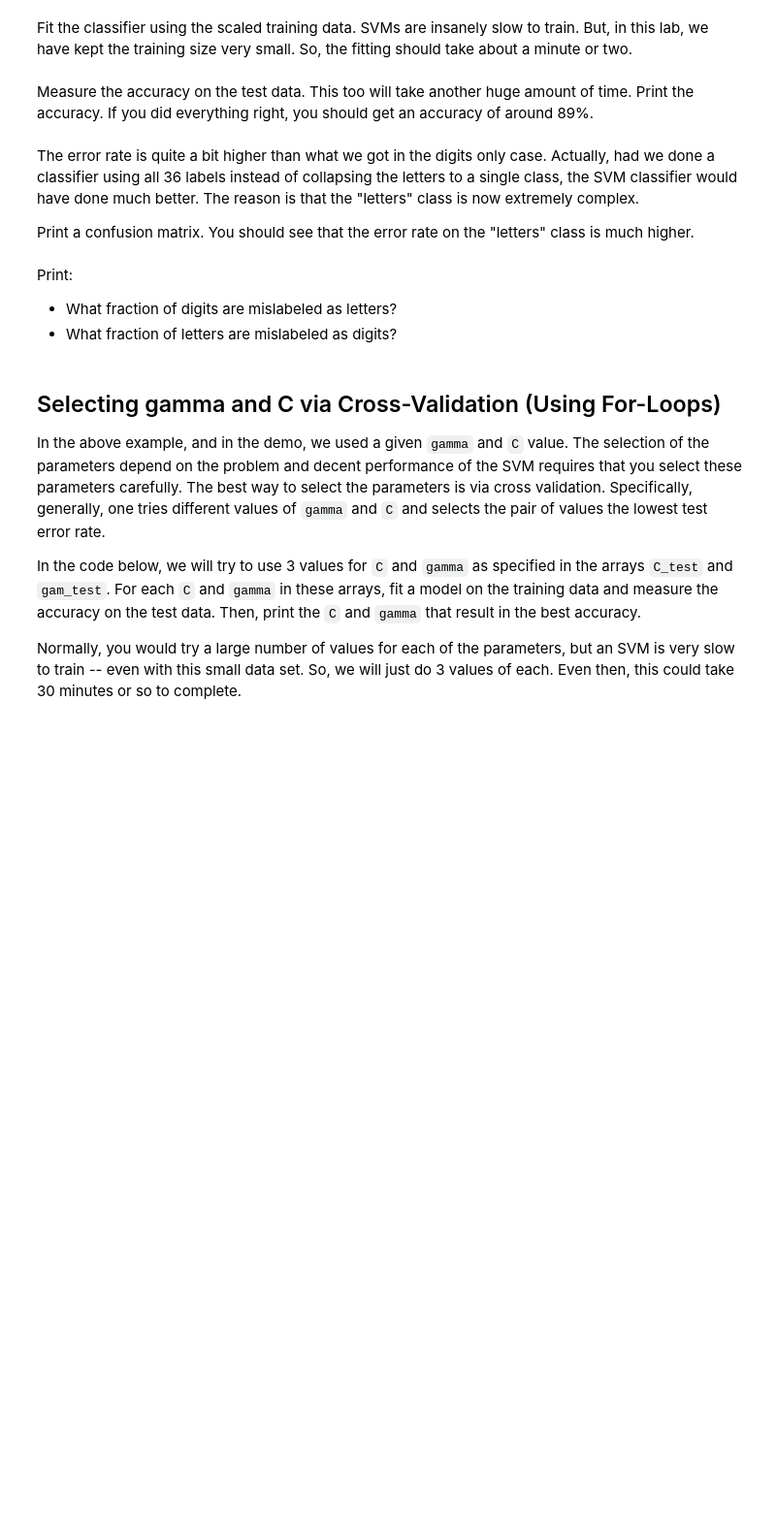
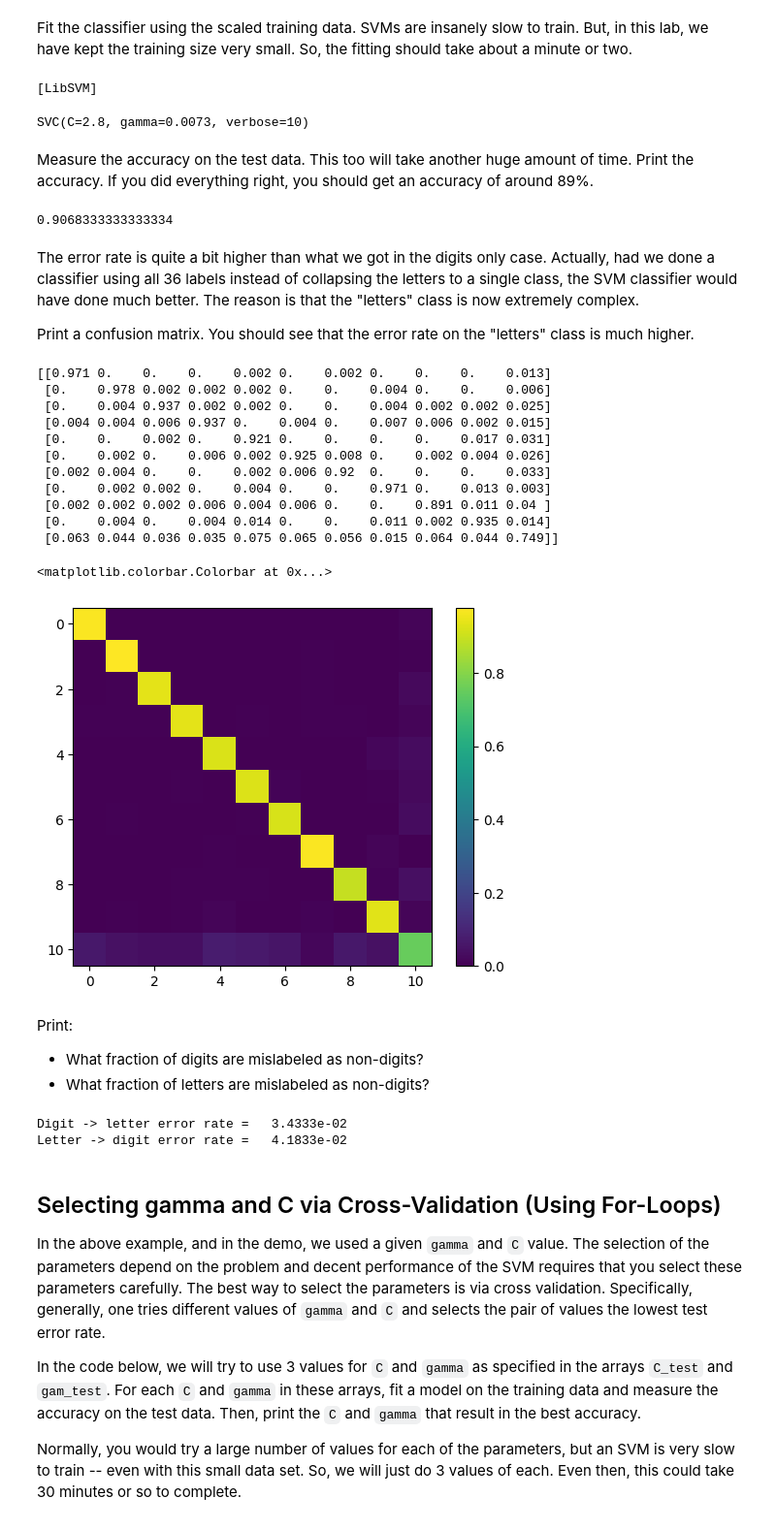
Before and after one commit to sdrangan/introml, a Jupyter notebook: unit08_svm/lab_emnist_partial.ipynb, the cells around one changed output. Shown at 97% size. Saved outputs shown, nothing was run; the diff lists cells and outputs as text; code cells hidden in the pictures; blank space fills up the shorter version.

```diff
--- a/unit08_svm/lab_emnist_partial.ipynb
+++ b/unit08_svm/lab_emnist_partial.ipynb
@@ -191,3 +184,19 @@ The training data above takes values from 0 to 255.  Rescale the data from -1 to
+# %%
+from typing import NoReturn
+# TODO:  Rescale the data from -1 to 1
+# Xtr1 = ...
+# Xts1 = ...
+Xtr1 = 2*Xtr1/255.0 - 1
+Xts1 = 2*Xts1/255.0 - 1
+
+# TODO:  Reshape the arrays to (n, 28*28)
+# Xtr1 = Xtr1.reshape(...)
+# Xts1 = Xts1.reshape(...)
+ntr1, nrow, ncol = Xtr1.shape
+Xtr1 = Xtr1.reshape((ntr1, nrow*ncol))
+
+nts1, nrow, ncol = Xts1.shape
+Xts1 = Xts1.reshape((nts1, nrow*ncol))
 # %% [markdown]
 ## Run the SVM classifier
 
@@ -197,14 +206,23 @@ from sklearn import svm
 
 # TODO:  Create a classifier: a support vector classifier
 # svc = ...
+svc = svm.SVC(probability=False,  kernel="rbf", C=2.8, gamma=.0073, verbose=10)
 # %% [markdown]
 Fit the classifier using the scaled training data.  SVMs are insanely slow to train.  But, in this lab, we have kept the training size very small. So, the fitting should take about a minute or two.
 # %%
 # TODO:  Fit the classifier on the training data.
+svc.fit(Xtr1,ytr1)
+# %% [output]
+[LibSVM]
+SVC(C=2.8, gamma=0.0073, verbose=10)
 # %% [markdown]
 Measure the accuracy on the test data.  This too will take another huge amount of time.  Print the accuracy.  If you did everything right, you should get an accuracy of around 89%.
 # %%
 # TODO:  Measure error on the test data
+yhat = svc.predict(Xts1)
+print(np.mean(yhat == yts1))
+# %% [output]
+0.9068333333333334
 # %% [markdown]
 The error rate is quite a bit higher than what we got in the digits only case.  Actually, had we done a classifier using all 36 labels instead of collapsing the letters to a single class, the SVM classifier would have done much better.  The reason is that the "letters" class is now extremely complex.
 
@@ -214,4 +230,33 @@ Print a confusion matrix.  You should see that the error rate on the "letters" c
+# %%
+from sklearn.metrics import confusion_matrix
+
+# TODO:  Print a confusion matrix
+#  C = confusion_matrix(...)
+C = confusion_matrix(yts1,yhat)
+
+# TODO:  Normalize the confusion matrix so that each row sums to one
+Csum = np.sum(C,1)
+C = C / Csum[np.newaxis,:]
+
+# Print the confusion matrix
+print(np.array_str(C, precision=3, suppress_small=True))
+plt.imshow(C, interpolation='none')
+plt.colorbar()
+# %% [output]
+[[0.971 0.    0.    0.    0.002 0.    0.002 0.    0.    0.    0.013]
+ [0.    0.978 0.002 0.002 0.002 0.    0.    0.004 0.    0.    0.006]
+ [0.    0.004 0.937 0.002 0.002 0.    0.    0.004 0.002 0.002 0.025]
+ [0.004 0.004 0.006 0.937 0.    0.004 0.    0.007 0.006 0.002 0.015]
+ [0.    0.    0.002 0.    0.921 0.    0.    0.    0.    0.017 0.031]
+ [0.    0.002 0.    0.006 0.002 0.925 0.008 0.    0.002 0.004 0.026]
+ [0.002 0.004 0.    0.    0.002 0.006 0.92  0.    0.    0.    0.033]
+ [0.    0.002 0.002 0.    0.004 0.    0.    0.971 0.    0.013 0.003]
+ [0.002 0.002 0.002 0.006 0.004 0.006 0.    0.    0.891 0.011 0.04 ]
+ [0.    0.004 0.    0.004 0.014 0.    0.    0.011 0.002 0.935 0.014]
+ [0.063 0.044 0.036 0.035 0.075 0.065 0.056 0.015 0.064 0.044 0.749]]
+<matplotlib.colorbar.Colorbar at 0x...>
+[figure, added]
 # %% [markdown]
 Print:
-* What fraction of digits are mislabeled as letters?
-* What fraction of letters are mislabeled as digits?
+* What fraction of digits are mislabeled as non-digits?
+* What fraction of letters are mislabeled as non-digits?
@@ -220,3 +263,13 @@ Print:
+# %%
+# TODO:  Print above two error rates
+err1 = np.mean((yhat == 10) & (yts1 < 10))
+err2 = np.mean((yhat < 10) & (yts1 == 10))
+
+print('Digit -> letter error rate = %12.4e' % err1)
+print('Letter -> digit error rate = %12.4e' % err2)
+# %% [output]
+Digit -> letter error rate =   3.4333e-02
+Letter -> digit error rate =   4.1833e-02
 # %% [markdown]
 ## Selecting gamma and C via Cross-Validation (Using For-Loops)
 
```
Also changed, not shown: parts of 58 cells of this notebook.
